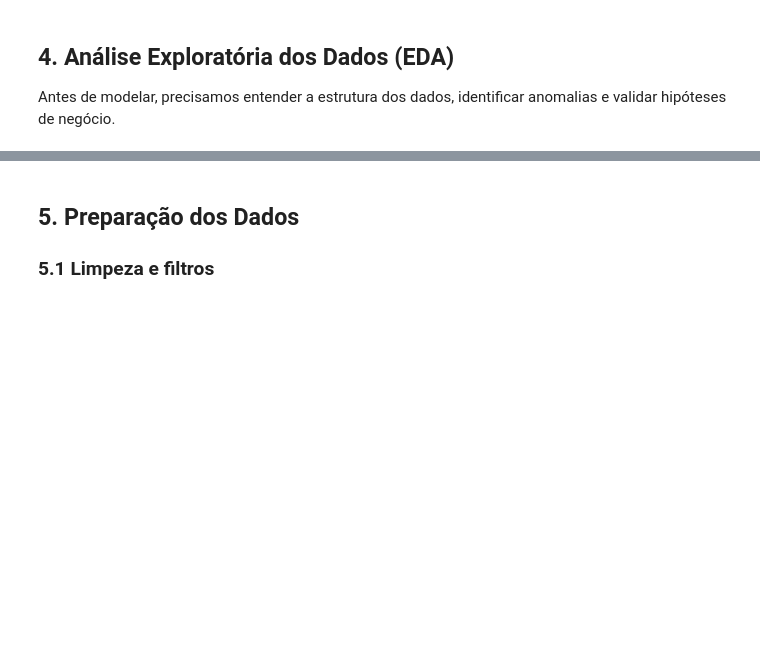
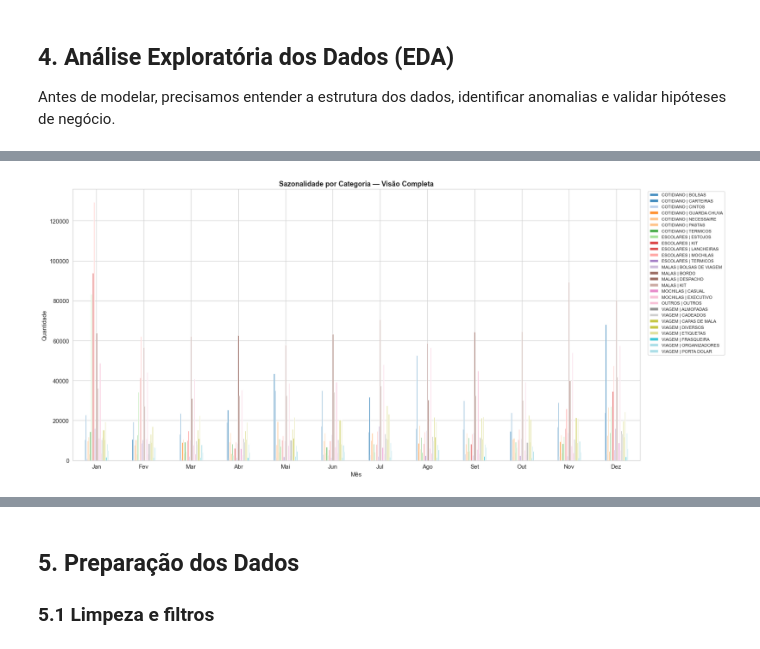
Before and after one commit to DianaSerrano1/MVP-MachineLearning, a Jupyter notebook: MVP_ML_Bagaggio_1.ipynb, the cells around one changed output, grey strips where cells are left out. Cells and saved outputs as stored; diff of their text form; code cells hidden in the pictures; blank space fills up the shorter version.

Commit message:
EDA completa — seções 4.1 a 4.7

```diff
--- a/MVP_ML_Bagaggio_1.ipynb
+++ b/MVP_ML_Bagaggio_1.ipynb
@@ -207,25 +412,17 @@ plt.show()
 # %%
-# 4.6 Sazonalidade por categoria — validando hipóteses de negócio
-categorias_foco = {
-    'Volta às Aulas': ['MOCHILAS', 'LANCHEIRAS', 'ESTOJOS'],
-    'Dia dos Pais': ['EXECUTIVO', 'PASTAS', 'BORDO'],
-    'Black Friday': ['BORDO', 'DESPACHO'],
-}
+# 4.6 Sazonalidade por categoria — todas as categorias por mês
+fig, ax = plt.subplots(figsize=(18, 8))
 
-fig, axes = plt.subplots(1, 3, figsize=(18, 5))
+pivot_all = df_raw.groupby(['MES', 'CATEGORIA'])['QTD'].sum().unstack(fill_value=0)
+pivot_all.index = [nomes_meses[m-1] for m in pivot_all.index]
+pivot_all.plot(kind='bar', ax=ax, colormap='tab20', alpha=0.85)
 
-for ax, (epoca, cats) in zip(axes, categorias_foco.items()):
-    subset = df_raw[df_raw['NIVEL2'].isin(cats)]
-    pivot = subset.groupby(['MES', 'NIVEL2'])['QTD'].sum().unstack(fill_value=0)
-    pivot.index = [nomes_meses[m-1] for m in pivot.index]
-    pivot.plot(kind='bar', ax=ax, colormap='Blues_r', alpha=0.85)
-    ax.set_title(f'{epoca}', fontweight='bold')
-    ax.set_xlabel('Mês')
-    ax.set_ylabel('Quantidade')
-    ax.tick_params(axis='x', rotation=45)
-    ax.legend(fontsize=9)
-
-plt.suptitle('Sazonalidade por Categoria — Validação das Hipóteses de Negócio',
-             fontweight='bold', fontsize=13, y=1.02)
+ax.set_title('Sazonalidade por Categoria — Visão Completa', fontweight='bold', fontsize=13)
+ax.set_xlabel('Mês')
+ax.set_ylabel('Quantidade')
+ax.tick_params(axis='x', rotation=0)
+ax.legend(bbox_to_anchor=(1.01, 1), loc='upper left', fontsize=8)
 plt.tight_layout()
 plt.show()
+# %% [output]
+[figure, added]
```
Also changed, not shown: parts of 21 cells of this notebook.
